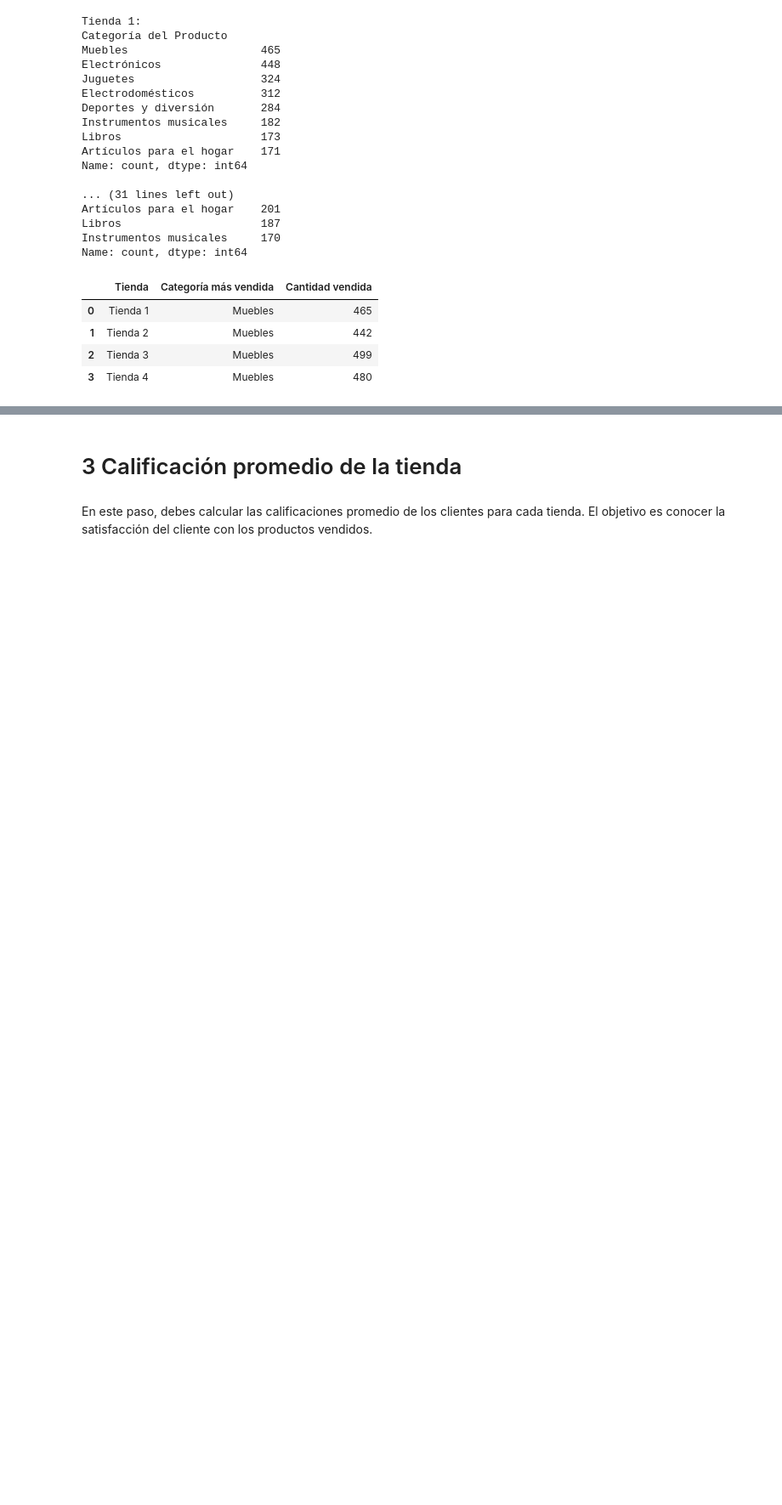
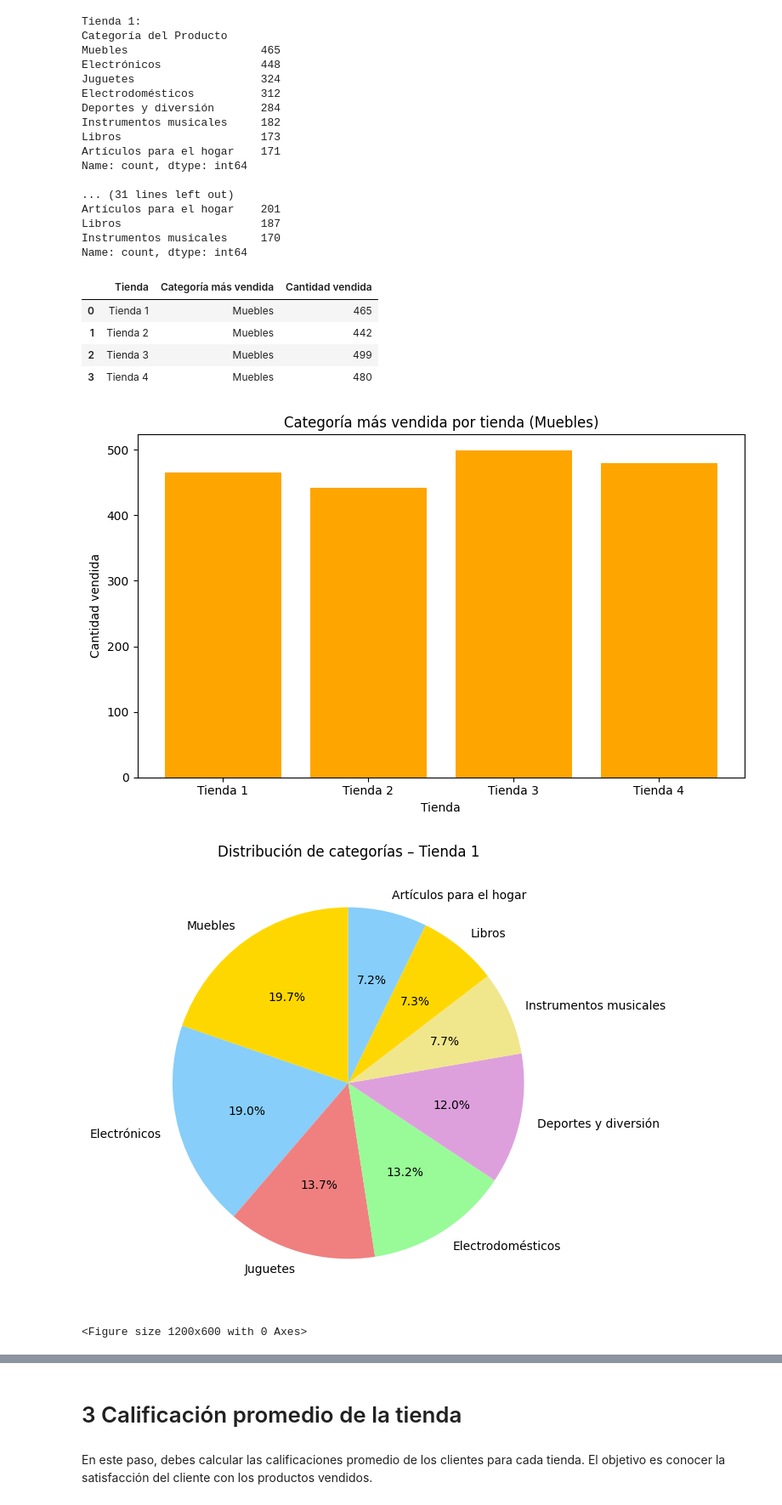
Before and after one commit to rocioivonneperezgonzalez-ship-it/Practicando-Python-para-Data-Science-Challenge-Alura-Store, a Jupyter notebook: Python_para_Data_Science_Challenge_Alura_Store.ipynb, the cells around one changed output, grey strips where cells are left out. Shown at 85% size. Saved outputs shown, nothing was run; the diff lists cells and outputs as text; code cells hidden in the pictures; blank space fills up the shorter version.

```diff
--- a/Python_para_Data_Science_Challenge_Alura_Store.ipynb
+++ b/Python_para_Data_Science_Challenge_Alura_Store.ipynb
@@ -267,3 +317,63 @@ tabla_top
 | 1 | Tienda 2 | Muebles | 442 |
 | 2 | Tienda 3 | Muebles | 499 |
 | 3 | Tienda 4 | Muebles | 480 |
+# %%
+import matplotlib.pyplot as plt
+
+# ==========================
+# Gráfico 1 – Barras: categoría más vendida por tienda
+# ==========================
+plt.figure(figsize=(8, 5))
+plt.bar(tabla_top['Tienda'], tabla_top['Cantidad vendida'], color='orange')
+plt.title('Categoría más vendida por tienda (Muebles)')
+plt.xlabel('Tienda')
+plt.ylabel('Cantidad vendida')
+plt.tight_layout()
+plt.show()
+
+
+# ==========================
+# Gráfico 2 – Pastel: distribución de categorías en la Tienda 1
+# ==========================
+plt.figure(figsize=(7, 7))
+plt.pie(
+    cat_tienda1.values,
+    labels=cat_tienda1.index,
+    autopct='%1.1f%%',
+    startangle=90,
+    colors=['gold', 'lightskyblue', 'lightcoral', 'palegreen', 'plum', 'khaki']
+)
+plt.title('Distribución de categorías – Tienda 1')
+plt.tight_layout()
+plt.show()
+
+
+# ==========================
+# Gráfico 3 – Barras agrupadas: categorías por tienda
+# ==========================
+# Unir los conteos de cada tienda en un solo DataFrame
+df_categorias = pd.DataFrame({
+    'Tienda 1': cat_tienda1,
+    'Tienda 2': cat_tienda2,
+    'Tienda 3': cat_tienda3,
+    'Tienda 4': cat_tienda4
+}).fillna(0)
+
+plt.figure(figsize=(12, 6))
+df_categorias.plot(
+    kind='bar',
+    figsize=(12, 6),
+    color=['steelblue', 'salmon', 'seagreen', 'mediumorchid']
+)
+
+plt.title('Cantidad de productos vendidos por categoría y por tienda')
+plt.xlabel('Categoría del producto')
+plt.ylabel('Cantidad vendida')
+plt.xticks(rotation=45, ha='right')
+plt.legend(title='Tienda')
+plt.tight_layout()
+plt.show()
+# %% [output]
+[figure, added]
+[figure, added]
+<Figure size 1200x600 with 0 Axes>
```
Also changed, not shown: parts of 8 cells of this notebook.
